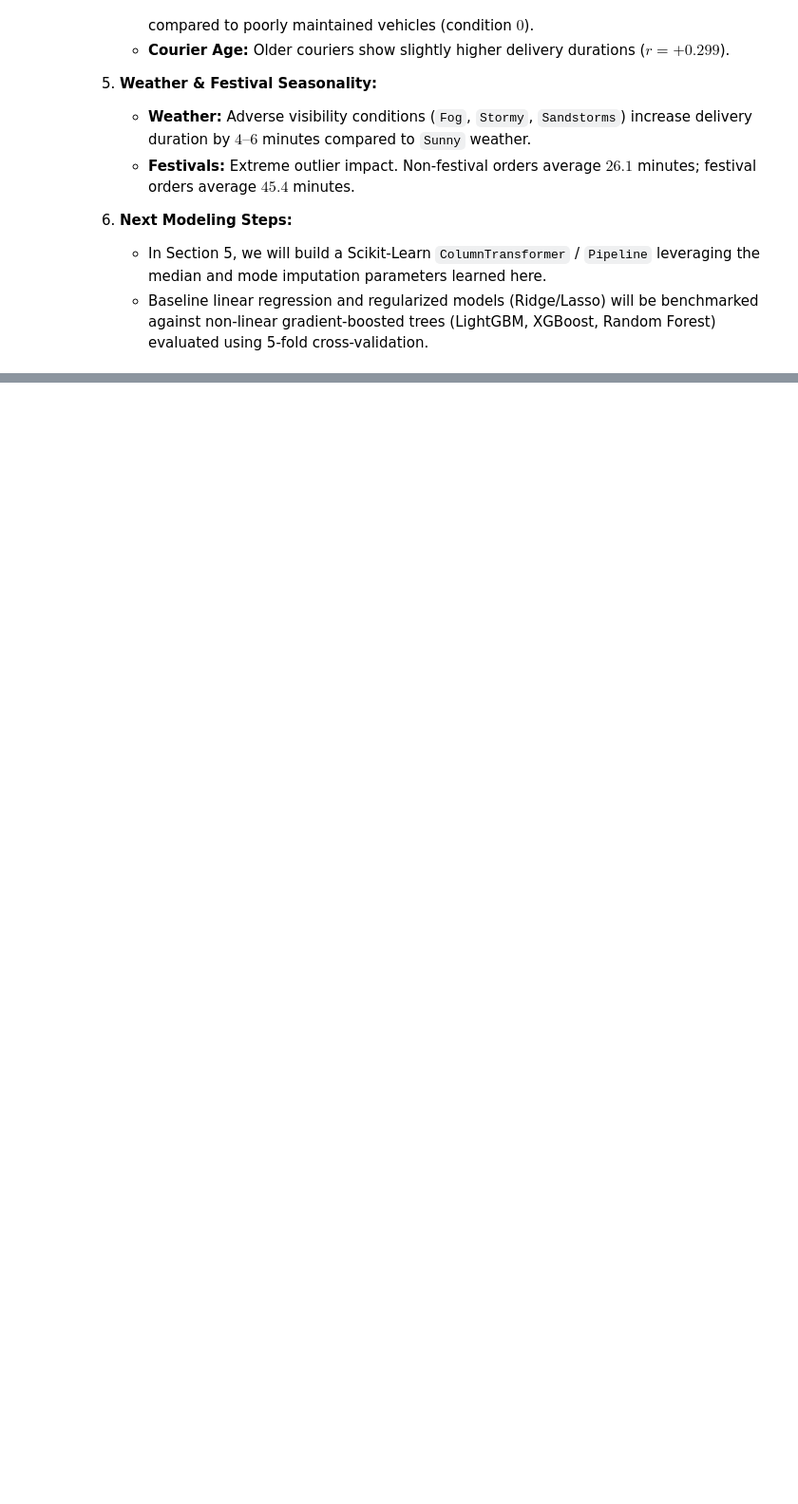
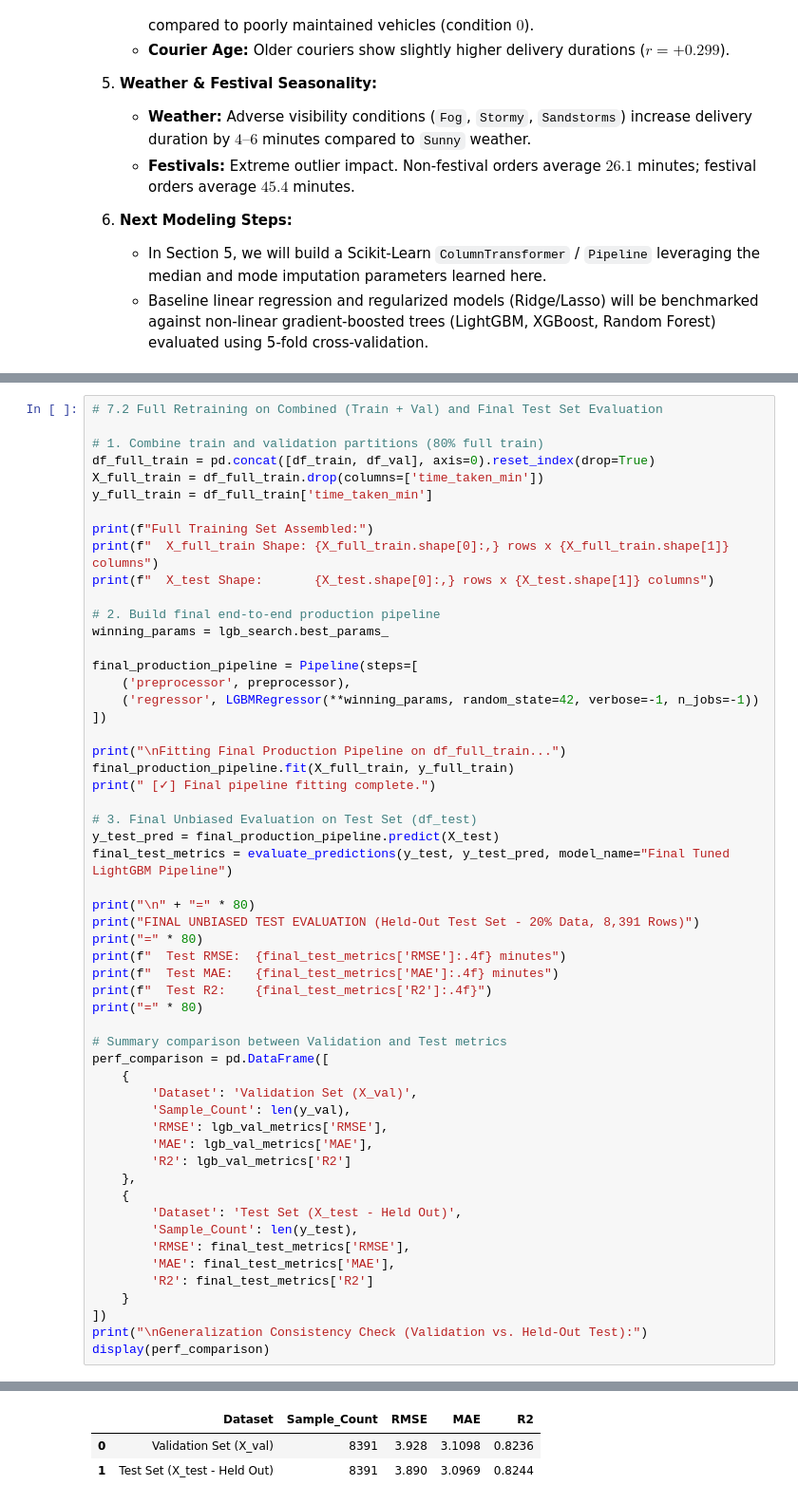
Before and after one commit to KrishnaG-101/Urban-Food-Delivery-ETA-Predictor, a Jupyter notebook: notebook.ipynb, the cells around one changed output, grey strips where cells are left out. Shown at 95% size. Saved outputs shown, nothing was run; the diff lists cells and outputs as text; blank space fills up the shorter version.

```diff
--- a/notebook.ipynb
+++ b/notebook.ipynb
@@ -806,0 +1258,56 @@ Top 10 Most Important Features:
+# %%
+# 7.2 Full Retraining on Combined (Train + Val) and Final Test Set Evaluation
+
+# 1. Combine train and validation partitions (80% full train)
+df_full_train = pd.concat([df_train, df_val], axis=0).reset_index(drop=True)
+X_full_train = df_full_train.drop(columns=['time_taken_min'])
+y_full_train = df_full_train['time_taken_min']
+
+print(f"Full Training Set Assembled:")
+print(f"  X_full_train Shape: {X_full_train.shape[0]:,} rows x {X_full_train.shape[1]} columns")
+print(f"  X_test Shape:       {X_test.shape[0]:,} rows x {X_test.shape[1]} columns")
+
+# 2. Build final end-to-end production pipeline
+winning_params = lgb_search.best_params_
+
+final_production_pipeline = Pipeline(steps=[
+    ('preprocessor', preprocessor),
+    ('regressor', LGBMRegressor(**winning_params, random_state=42, verbose=-1, n_jobs=-1))
+])
+
+print("\nFitting Final Production Pipeline on df_full_train...")
+final_production_pipeline.fit(X_full_train, y_full_train)
+print(" [✓] Final pipeline fitting complete.")
+
+# 3. Final Unbiased Evaluation on Test Set (df_test)
+y_test_pred = final_production_pipeline.predict(X_test)
+final_test_metrics = evaluate_predictions(y_test, y_test_pred, model_name="Final Tuned LightGBM Pipeline")
+
+print("\n" + "=" * 80)
+print("FINAL UNBIASED TEST EVALUATION (Held-Out Test Set - 20% Data, 8,391 Rows)")
+print("=" * 80)
+print(f"  Test RMSE:  {final_test_metrics['RMSE']:.4f} minutes")
+print(f"  Test MAE:   {final_test_metrics['MAE']:.4f} minutes")
+print(f"  Test R2:    {final_test_metrics['R2']:.4f}")
+print("=" * 80)
+
+# Summary comparison between Validation and Test metrics
+perf_comparison = pd.DataFrame([
+    {
+        'Dataset': 'Validation Set (X_val)',
+        'Sample_Count': len(y_val),
+        'RMSE': lgb_val_metrics['RMSE'],
+        'MAE': lgb_val_metrics['MAE'],
+        'R2': lgb_val_metrics['R2']
+    },
+    {
+        'Dataset': 'Test Set (X_test - Held Out)',
+        'Sample_Count': len(y_test),
+        'RMSE': final_test_metrics['RMSE'],
+        'MAE': final_test_metrics['MAE'],
+        'R2': final_test_metrics['R2']
+    }
+])
+print("\nGeneralization Consistency Check (Validation vs. Held-Out Test):")
+display(perf_comparison)
+# %% [output]
@@ -806,0 +1330,3 @@ Top 10 Most Important Features:
+|  | Dataset | Sample_Count | RMSE | MAE | R2 |
+| 0 | Validation Set (X_val) | 8391 | 3.928 | 3.1098 | 0.8236 |
+| 1 | Test Set (X_test - Held Out) | 8391 | 3.890 | 3.0969 | 0.8244 |
```
Also changed, not shown: parts of 15 cells of this notebook.
